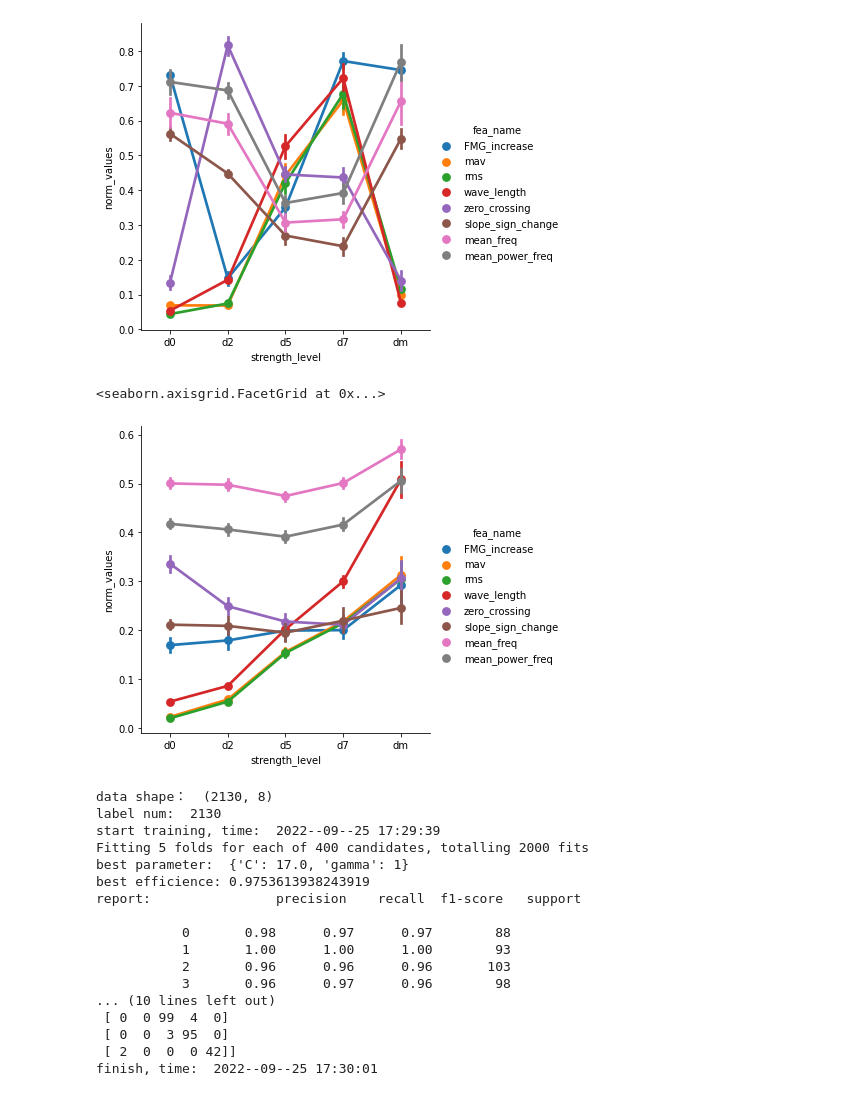
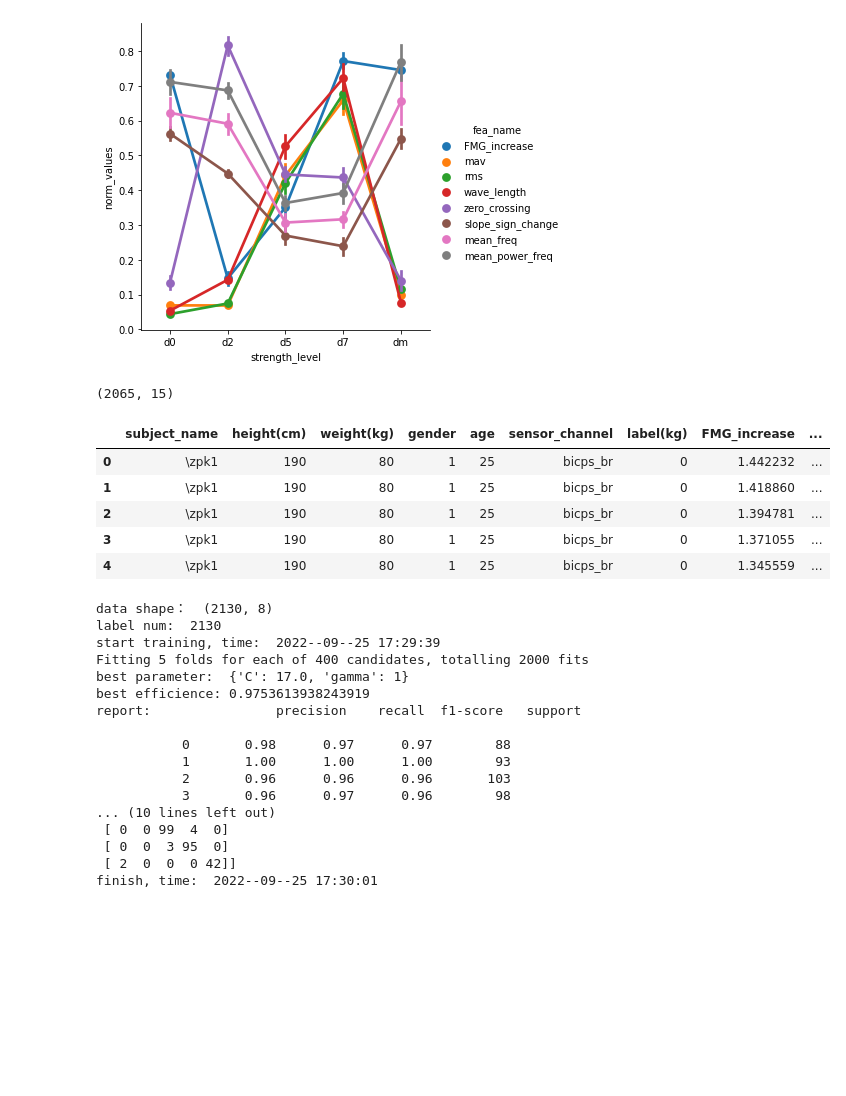
Before and after one commit to WynminMark/FMG-sEMG-processing, a Jupyter notebook: OneChannelModelTraining.ipynb, the cells around one changed output. Cells and saved outputs as stored; diff of their text form; code cells hidden in the pictures; blank space fills up the shorter version.

```diff
--- a/try.ipynb
+++ b/OneChannelModelTraining.ipynb
@@ -35,17 +35,20 @@ from sklearn.metrics import classification_report
 file_folder_path = 'D:\code\data\iFEMG_data_set'
 subjects = ['\zpk1', '\zpk2', '\zpk3', '\zpk4', '\zpk5', '\zpk6']
 mat_name = ['d0', 'd2', 'd5', 'd7', 'dm']
+label_name = [0, 2.5, 5, 7, 'MVC']
 
 signal_df = pd.DataFrame(columns = ('subject_name', 'rest_signal', 'active_signal', 'label', 'sensor_channel'))
 # rest/active signal: [:, 0]FMG, [:, 1]sEMG
 
 for i in subjects:
-    for j in mat_name:
+    for j in range(len(mat_name)):
         # print('processing: ', i + j)
         # build data frame, every row has a unique label
         signal_df = signal_df.append({'subject_name' : i,
-                                    'rest_signal': sio.loadmat(file_folder_path + i + '\\' + j + '_rest.mat')[j + '_rest'],
-                                    'active_signal': sio.loadmat(file_folder_path + i + '\\' + j + '_active.mat')[j + '_active'],
-                                    'label' : j,
+                                    'rest_signal': sio.loadmat(file_folder_path + i + '\\' + mat_name[j] + '_rest.mat')[mat_name[j] + '_rest'],
+                                    'active_signal': sio.loadmat(file_folder_path + i + '\\' + mat_name[j] + '_active.mat')[mat_name[j] + '_active'],
+                                    'label' : label_name[j],
                                     'sensor_channel' : 'bicps_br'}, ignore_index=True)
     pass
+
+print(signal_df.head())
@@ -128,13 +145,27 @@ sns.catplot(x = "strength_level",
 [figure]
 # %%
 # 处理所有数据
-all_feature_df =pd.DataFrame(columns=('subject_name', 'label', 'FMG_increase', 'mav', 'rms', 'wave_length', 'zero_crossing', 'slope_sign_change', 'mean_freq', 'mean_power_freq'))
+all_feature_df =pd.DataFrame(columns=('subject_name',
+                                    'height(cm)',
+                                    'weight(kg)',
+                                    'gender',
+                                    'age',
+                                    'sensor_channel',
+                                    'label(kg)',
+                                    'FMG_increase',
+                                    'mav',
+                                    'rms',
+                                    'wave_length',
+                                    'zero_crossing',
+                                    'slope_sign_change',
+                                    'mean_freq',
+                                    'mean_power_freq'))
 
 for row in signal_df.itertuples():
     FMG = FMGFeature(row.rest_signal[:, 0], row.active_signal[:, 0], 1223)
     sEMG = sEMGFeature(row.rest_signal[:, 1], row.active_signal[:, 1], 1223)
-    FMG.signal_segment(1223, 500)
-    sEMG.signal_segment(1223, 500)
+    FMG.signal_segment(2446, 500)
+    sEMG.signal_segment(2446, 500)
     # print(row.label)
     temp_FMG_fea = FMG.FMG_increase()
     temp_mav = sEMG.feature_mav()
@@ -146,7 +177,12 @@ for row in signal_df.itertuples():
     temp_len = len(temp_FMG_fea)
     for i in range(temp_len):
         all_feature_df = all_feature_df.append({'subject_name': row.subject_name,
-                                            'label': row.label,
+                                            'height(cm)': 190,
+                                            'weight(kg)': 80,
+                                            'gender': 1,
+                                            'age': 25,
+                                            'sensor_channel': row.sensor_channel,
+                                            'label(kg)': row.label,
                                             'FMG_increase': temp_FMG_fea[i],
                                             'mav': temp_mav[i],
                                             'rms': temp_rms[i],
@@ -157,24 +193,16 @@ for row in signal_df.itertuples():
                                             'mean_power_freq': temp_sEMG_freq_fea[i][1]}, ignore_index=True)
         pass
     pass
-# normalization
-all_fea_norm_df = fea_df_norm(all_feature_df, 'FMG_increase', 'mav', 'rms', 'wave_length', 'zero_crossing', 'slope_sign_change', 'mean_freq', 'mean_power_freq')
-
-# show figure
-show_df = pd.DataFrame(columns = ('subject', 'strength_level', 'norm_values', 'fea_name'))
-
-for row in all_fea_norm_df.itertuples():    # go through each row
-    for i in ['FMG_increase', 'mav', 'rms', 'wave_length', 'zero_crossing', 'slope_sign_change', 'mean_freq', 'mean_power_freq']:
-        show_df = show_df.append({'subject': row.subject_name,
-                                'strength_level': row.label,
-                                'norm_values': getattr(row, i),
-                                'fea_name': i}, ignore_index=True)
-
-sns.catplot(x = "strength_level",
-            y = "norm_values",
-            hue = "fea_name",
-            data = show_df,
-            kind = 'point')
-# %% [output]
-<seaborn.axisgrid.FacetGrid at 0x...>
-[figure, removed]
+# %%
+# 保存csv文件
+# all_feature_df.to_csv("D:\code\data\iFEMG_data_set\zpk.csv")
+print(all_feature_df.shape)
+all_feature_df.head()
+# %% [output]
+(2065, 15)
+|  | subject_name | height(cm) | weight(kg) | gender | age | sensor_channel | label(kg) | FMG_increase | ... |
+| 0 | \zpk1 | 190 | 80 | 1 | 25 | bicps_br | 0 | 1.442232 | ... |
+| 1 | \zpk1 | 190 | 80 | 1 | 25 | bicps_br | 0 | 1.418860 | ... |
+| 2 | \zpk1 | 190 | 80 | 1 | 25 | bicps_br | 0 | 1.394781 | ... |
+| 3 | \zpk1 | 190 | 80 | 1 | 25 | bicps_br | 0 | 1.371055 | ... |
+| 4 | \zpk1 | 190 | 80 | 1 | 25 | bicps_br | 0 | 1.345559 | ... |
```
Also changed, not shown: parts of 2 cells of this notebook, 4 other files.
